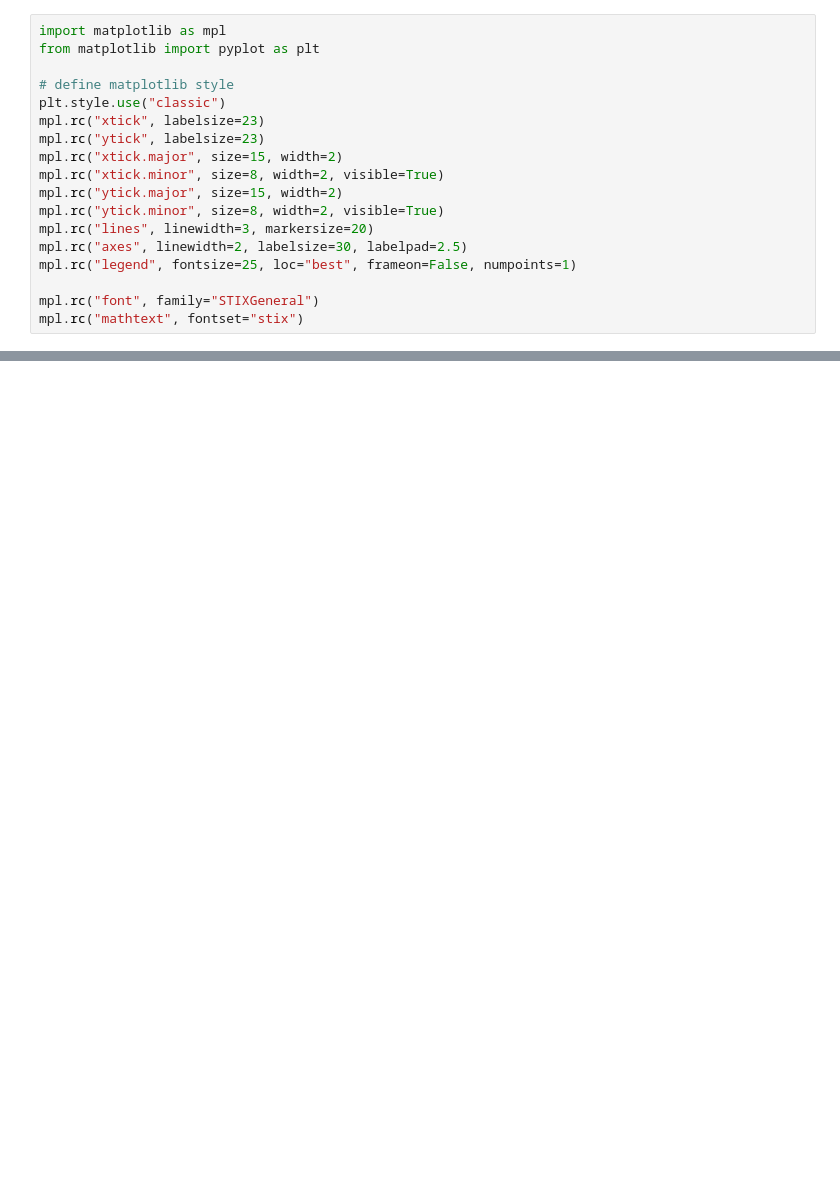
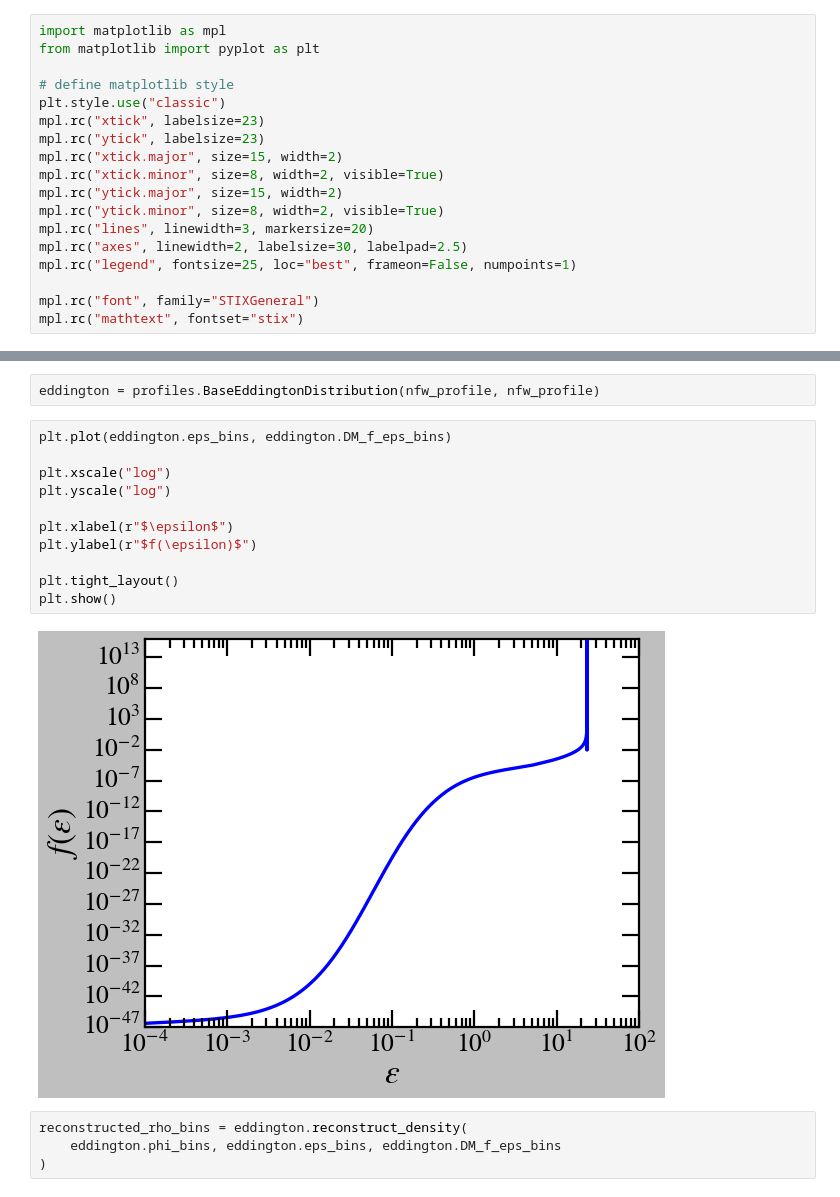
Before and after one commit to vinh-qtran/SoftIsoICs, a Jupyter notebook: nbs/test.ipynb, the cells around one changed output, grey strips where cells are left out. Drawn from its saved outputs; the diff is of its cells as text; blank space fills up the shorter version.

```diff
--- a/nbs/test.ipynb
+++ b/nbs/test.ipynb
@@ -110,0 +101,19 @@ plt.show()
+# %%
+eddington = profiles.BaseEddingtonDistribution(nfw_profile, nfw_profile)
+# %%
+plt.plot(eddington.eps_bins, eddington.DM_f_eps_bins)
+
+plt.xscale("log")
+plt.yscale("log")
+
+plt.xlabel(r"$\epsilon$")
+plt.ylabel(r"$f(\epsilon)$")
+
+plt.tight_layout()
+plt.show()
+# %% [output]
+[figure, added]
+# %%
+reconstructed_rho_bins = eddington.reconstruct_density(
+    eddington.phi_bins, eddington.eps_bins, eddington.DM_f_eps_bins
+)
```
Also changed, not shown: parts of 16 cells of this notebook, 6 other files.
